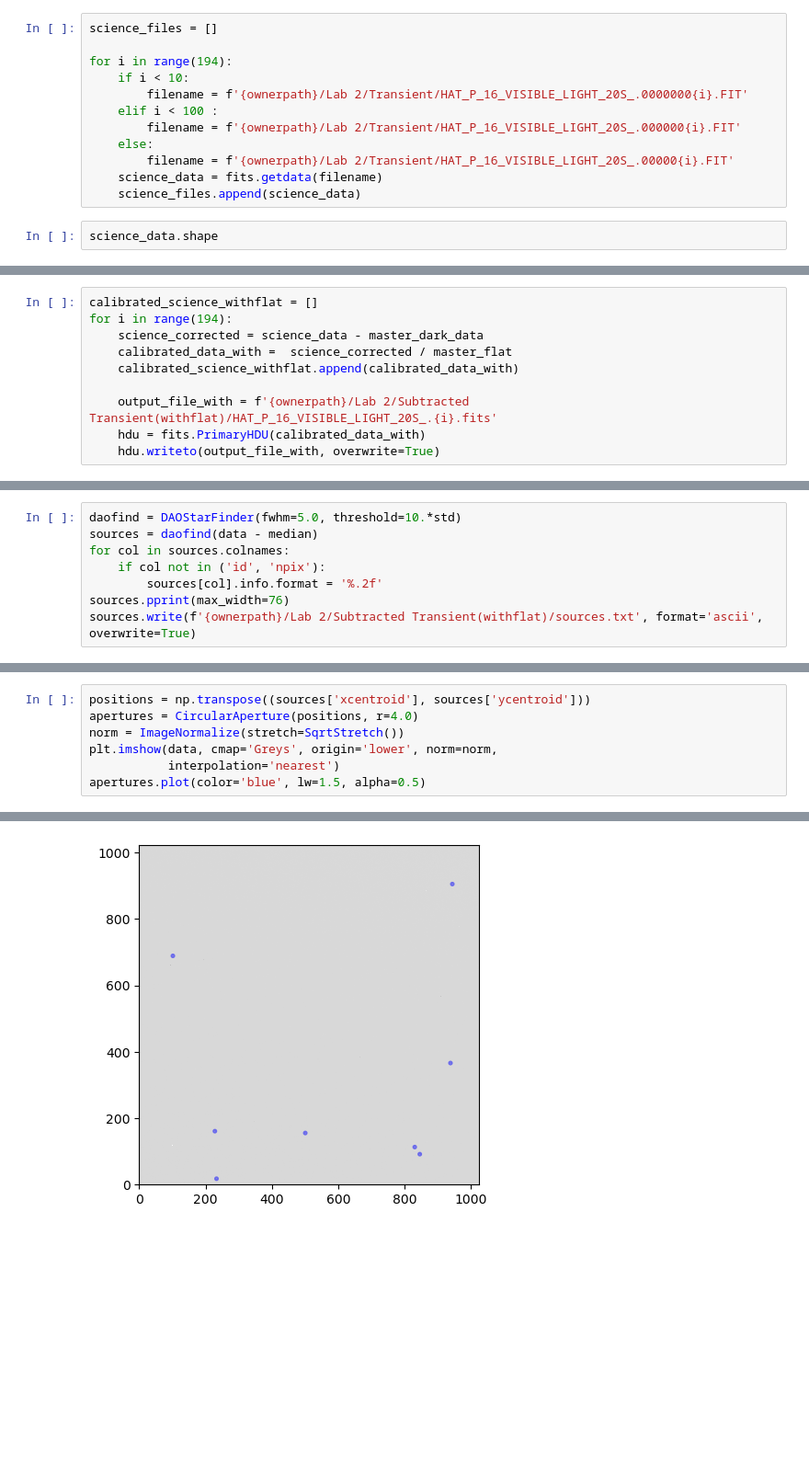
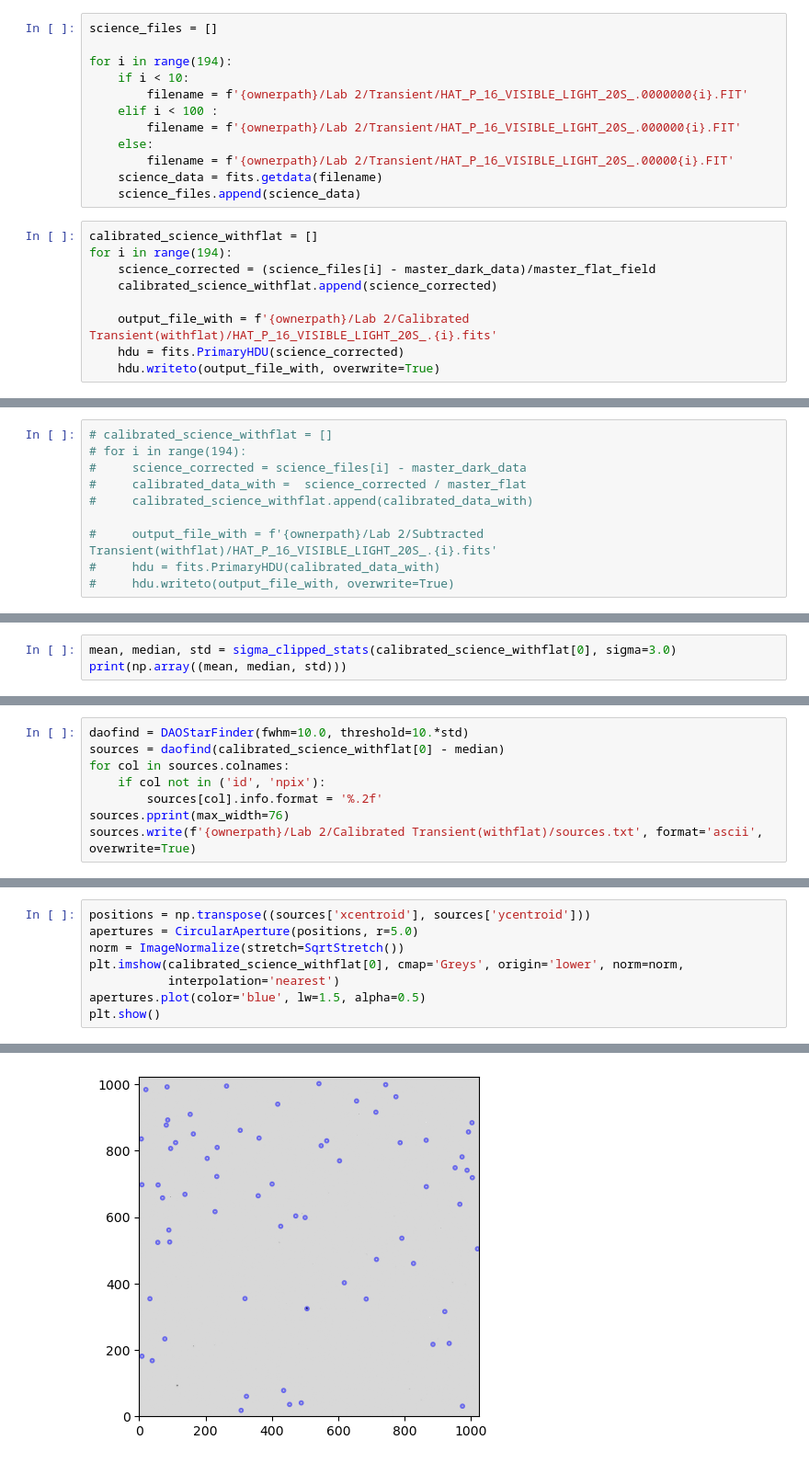
Before and after one commit to Zhengjingyi0823/AST443-Group5, a Jupyter notebook: AST443 Lab2.ipynb, the cells around one changed output, grey strips where cells are left out. Shown: that part at 92% size. Saved outputs shown, nothing was run; the diff lists cells and outputs as text; blank space fills up the shorter version.

```diff
--- a/AST443 Lab2.ipynb
+++ b/AST443 Lab2.ipynb
@@ -77,4 +92,11 @@ for i in range(194):
     science_data = fits.getdata(filename)
     science_files.append(science_data)
 # %%
-science_data.shape
+calibrated_science_withflat = []
+for i in range(194):
+    science_corrected = (science_files[i] - master_dark_data)/master_flat_field
+    calibrated_science_withflat.append(science_corrected)
+
+    output_file_with = f'{ownerpath}/Lab 2/Calibrated Transient(withflat)/HAT_P_16_VISIBLE_LIGHT_20S_.{i}.fits'
+    hdu = fits.PrimaryHDU(science_corrected)
+    hdu.writeto(output_file_with, overwrite=True)
@@ -85,11 +109,11 @@ master_bias_frame = fits.getdata(f'{ownerpath}/Lab 2/master_bias_frame.FIT')
 # %%
-calibrated_science_withflat = []
-for i in range(194):
-    science_corrected = science_data - master_dark_data
-    calibrated_data_with =  science_corrected / master_flat
-    calibrated_science_withflat.append(calibrated_data_with)
+# calibrated_science_withflat = []
+# for i in range(194):
+#     science_corrected = science_files[i] - master_dark_data
+#     calibrated_data_with =  science_corrected / master_flat
+#     calibrated_science_withflat.append(calibrated_data_with)
 
-    output_file_with = f'{ownerpath}/Lab 2/Subtracted Transient(withflat)/HAT_P_16_VISIBLE_LIGHT_20S_.{i}.fits'
-    hdu = fits.PrimaryHDU(calibrated_data_with)
-    hdu.writeto(output_file_with, overwrite=True)
+#     output_file_with = f'{ownerpath}/Lab 2/Subtracted Transient(withflat)/HAT_P_16_VISIBLE_LIGHT_20S_.{i}.fits'
+#     hdu = fits.PrimaryHDU(calibrated_data_with)
+#     hdu.writeto(output_file_with, overwrite=True)
 # %%
@@ -130,0 +133,3 @@ print(np.array((mean, median, std)))
+# %%
+mean, median, std = sigma_clipped_stats(calibrated_science_withflat[0], sigma=3.0)
+print(np.array((mean, median, std)))
@@ -131,9 +138,9 @@ print(np.array((mean, median, std)))
 # %%
-daofind = DAOStarFinder(fwhm=5.0, threshold=10.*std)
-sources = daofind(data - median)
+daofind = DAOStarFinder(fwhm=10.0, threshold=10.*std)
+sources = daofind(calibrated_science_withflat[0] - median)
 for col in sources.colnames:
     if col not in ('id', 'npix'):
         sources[col].info.format = '%.2f'
 sources.pprint(max_width=76)
-sources.write(f'{ownerpath}/Lab 2/Subtracted Transient(withflat)/sources.txt', format='ascii', overwrite=True)
+sources.write(f'{ownerpath}/Lab 2/Calibrated Transient(withflat)/sources.txt', format='ascii', overwrite=True)
 # %% [output]
@@ -150,8 +178,9 @@ sources.write(f'{ownerpath}/Lab 2/Subtracted Transient(withflat)/sources.txt', f
 # %%
 positions = np.transpose((sources['xcentroid'], sources['ycentroid']))
-apertures = CircularAperture(positions, r=4.0)
+apertures = CircularAperture(positions, r=5.0)
 norm = ImageNormalize(stretch=SqrtStretch())
-plt.imshow(data, cmap='Greys', origin='lower', norm=norm,
+plt.imshow(calibrated_science_withflat[0], cmap='Greys', origin='lower', norm=norm,
            interpolation='nearest')
 apertures.plot(color='blue', lw=1.5, alpha=0.5)
+plt.show()
 # %% [output]
@@ -166,2 +187,2 @@ apertures.plot(color='blue', lw=1.5, alpha=0.5)
-[figure, old version]
+[figure, new version]
 # %%
```
Also changed, not shown: parts of 25 cells of this notebook.
